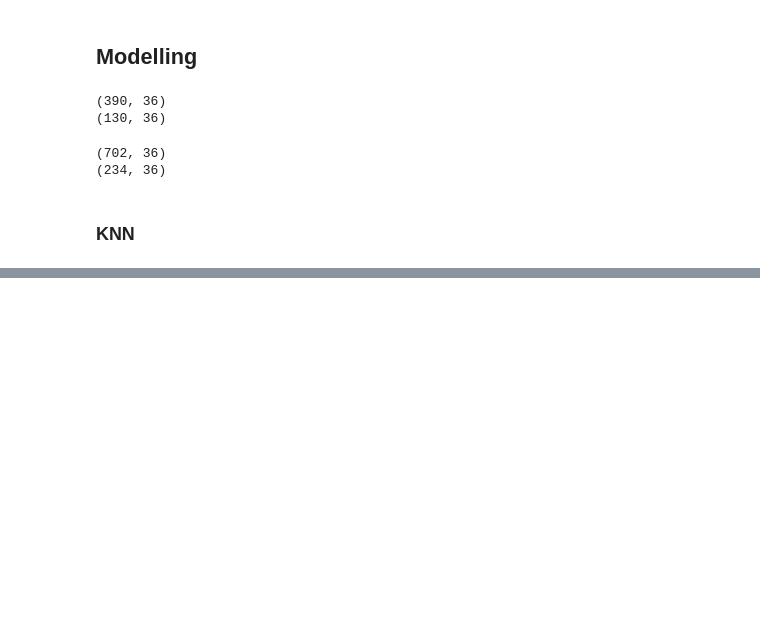
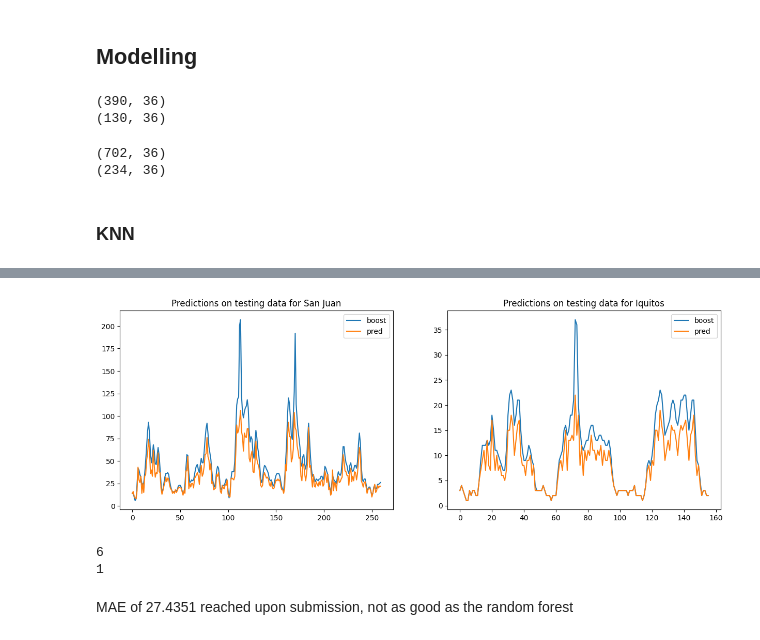
Before and after one commit to oscarschraenkler/DengAI, a Jupyter notebook: notebooks/KNN model.ipynb, the cells around one changed output, grey strips where cells are left out. Drawn from its saved outputs; the diff is of its cells as text; code cells hidden in the pictures; blank space fills up the shorter version.

```diff
--- a/notebooks/KNN model.ipynb
+++ b/notebooks/KNN model.ipynb
@@ -153,0 +410,2 @@ print(sj_X_test.shape)
+# %%
+testing_data = pd.read_csv('../raw_data/dengue_features_test.csv')
@@ -153,0 +432,23 @@ print(sj_X_test.shape)
+# %%
+plt.figure(figsize=[15,5])
+plt.subplot(121)
+plt.plot(sj_boost, label='boost')
+plt.plot(sj_pred, label='pred')
+plt.legend()
+plt.title('Predictions on testing data for San Juan')
+plt.show;
+plt.subplot(122)
+plt.plot(iq_boost, label='boost')
+plt.plot(iq_pred, label='pred')
+plt.legend()
+plt.title('Predictions on testing data for Iquitos')
+plt.show;
+# %% [output]
+[figure, added]
+# %%
+#Confirm no negative predictions
+print(np.min(sj_boost))
+print(np.min(iq_boost))
+# %% [output]
+6
+1
@@ -153,0 +461,2 @@ print(sj_X_test.shape)
+# %% [markdown]
+MAE of 27.4351 reached upon submission, not as good as the random forest
```
Also changed, not shown: parts of 26 cells of this notebook, 1 other file.
